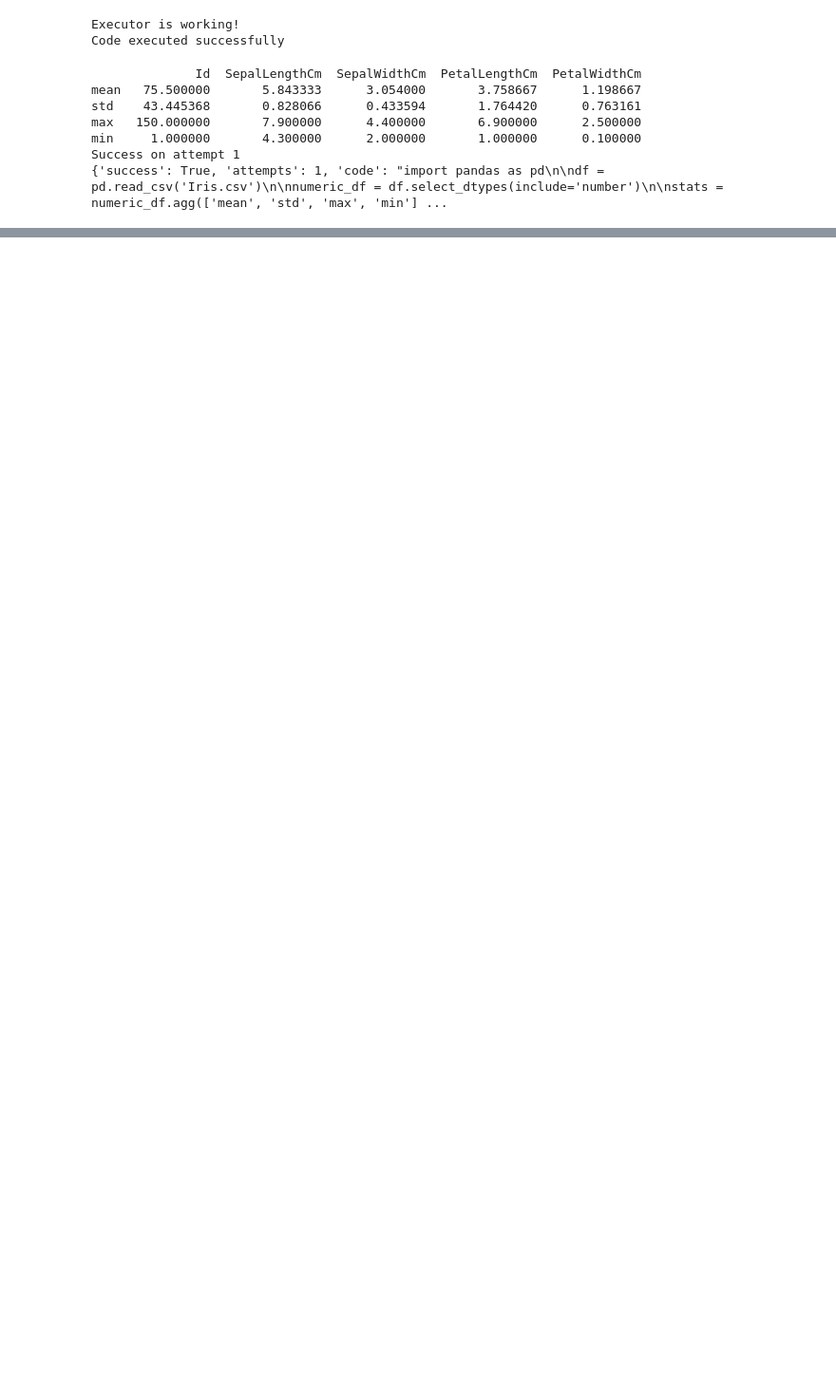
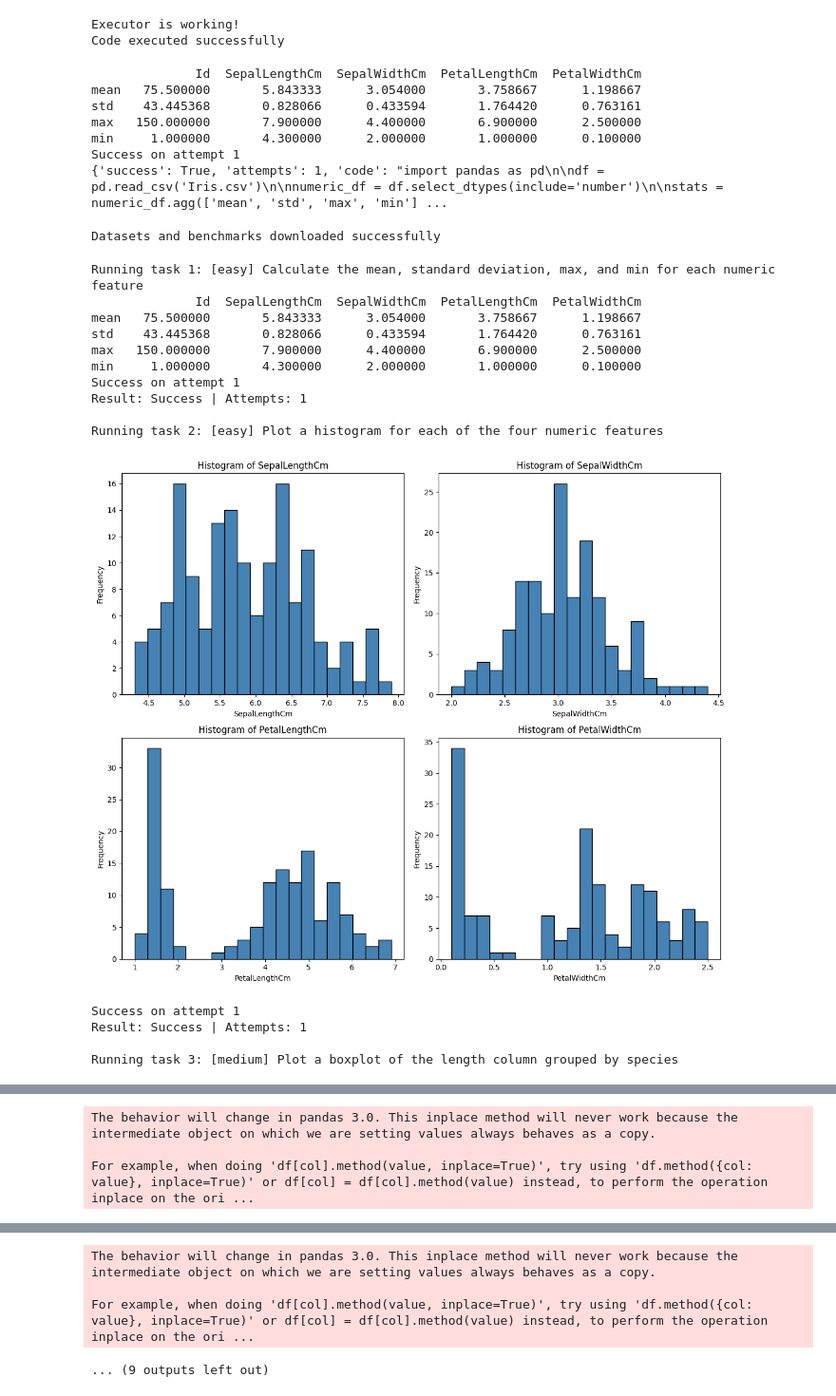
Before and after one commit to norayyh/AutoInsight-R, a Jupyter notebook: autoinsight.ipynb, the cells around one changed output, grey strips where cells are left out. Shown at 95% size. Cells and saved outputs as stored; diff of their text form; code cells hidden in the pictures; blank space fills up the shorter version.

```diff
--- a/autoinsight.ipynb
+++ b/autoinsight.ipynb
@@ -188,3 +188,74 @@ max   150.000000       7.900000      4.400000       6.900000      2.500000
 min     1.000000       4.300000      2.000000       1.000000      0.100000
 Success on attempt 1
 {'success': True, 'attempts': 1, 'code': "import pandas as pd\n\ndf = pd.read_csv('Iris.csv')\n\nnumeric_df = df.select_dtypes(include='number')\n\nstats = numeric_df.agg(['mean', 'std', 'max', 'min'] ...
+# %%
+!wget -q https://raw.githubusercontent.com/norayyh/AutoInsight-R/main/benchmarks/prompts.json -O benchmarks/prompts.json
+!mkdir -p benchmarks
+!wget -q https://raw.githubusercontent.com/norayyh/AutoInsight-R/main/benchmarks/prompts.json -O benchmarks/prompts.json
+print("Datasets and benchmarks downloaded successfully")
+# %% [output]
+Datasets and benchmarks downloaded successfully
+# %%
+import json
+import pandas as pd
+
+# Load benchmark tasks
+with open('benchmarks/prompts.json', 'r') as f:
+    benchmarks = json.load(f)['benchmarks']
+
+# Dataset path mapping
+dataset_paths = {
+    "Iris.csv": "Iris.csv",
+    "titanic.csv": "titanic.csv",
+    "housing.csv": "housing.csv"
+}
+
+# Run all benchmark tasks with self-healing pipeline
+results = []
+
+for task in benchmarks:
+    print(f"\nRunning task {task['id']}: [{task['difficulty']}] {task['prompt']}")
+
+    dataset_path = dataset_paths[task['dataset']]
+    result = run_pipeline(task['prompt'], dataset_path)
+
+    results.append({
+        "id": task['id'],
+        "dataset": task['dataset'],
+        "difficulty": task['difficulty'],
+        "category": task['category'],
+        "prompt": task['prompt'],
+        "success": result['success'],
+        "attempts": result['attempts']
+    })
+
+    print(f"Result: {'Success' if result['success'] else 'Failed'} | Attempts: {result['attempts']}")
+
+# Save results to a DataFrame and display summary
+df_results = pd.DataFrame(results)
+print("\n===== BENCHMARK RESULTS =====")
+print(df_results[['id', 'difficulty', 'category', 'success', 'attempts']])
+print(f"\nOverall success rate: {df_results['success'].mean()*100:.1f}%")
+print(f"Easy success rate: {df_results[df_results['difficulty']=='easy']['success'].mean()*100:.1f}%")
+print(f"Medium success rate: {df_results[df_results['difficulty']=='medium']['success'].mean()*100:.1f}%")
+print(f"Hard success rate: {df_results[df_results['difficulty']=='hard']['success'].mean()*100:.1f}%")
+
+# Save results to CSV
+df_results.to_csv('benchmark_results_selfhealing.csv', index=False)
+print("\nResults saved to benchmark_results_selfhealing.csv")
+# %% [output]
+Running task 1: [easy] Calculate the mean, standard deviation, max, and min for each numeric feature
+              Id  SepalLengthCm  SepalWidthCm  PetalLengthCm  PetalWidthCm
+mean   75.500000       5.843333      3.054000       3.758667      1.198667
+std    43.445368       0.828066      0.433594       1.764420      0.763161
+max   150.000000       7.900000      4.400000       6.900000      2.500000
+min     1.000000       4.300000      2.000000       1.000000      0.100000
+Success on attempt 1
+Result: Success | Attempts: 1
+
+Running task 2: [easy] Plot a histogram for each of the four numeric features
+[figure, added]
+Success on attempt 1
+Result: Success | Attempts: 1
+
+Running task 3: [medium] Plot a boxplot of the length column grouped by species
@@ -190,0 +298,3 @@ Success on attempt 1
+The behavior will change in pandas 3.0. This inplace method will never work because the intermediate object on which we are setting values always behaves as a copy.
+
+For example, when doing 'df[col].method(value, inplace=True)', try using 'df.method({col: value}, inplace=True)' or df[col] = df[col].method(value) instead, to perform the operation inplace on the ori ...
@@ -190,0 +336,4 @@ Success on attempt 1
+The behavior will change in pandas 3.0. This inplace method will never work because the intermediate object on which we are setting values always behaves as a copy.
+
+For example, when doing 'df[col].method(value, inplace=True)', try using 'df.method({col: value}, inplace=True)' or df[col] = df[col].method(value) instead, to perform the operation inplace on the ori ...
+... (9 outputs left out)
```
Also changed, not shown: parts of 3 cells of this notebook.
